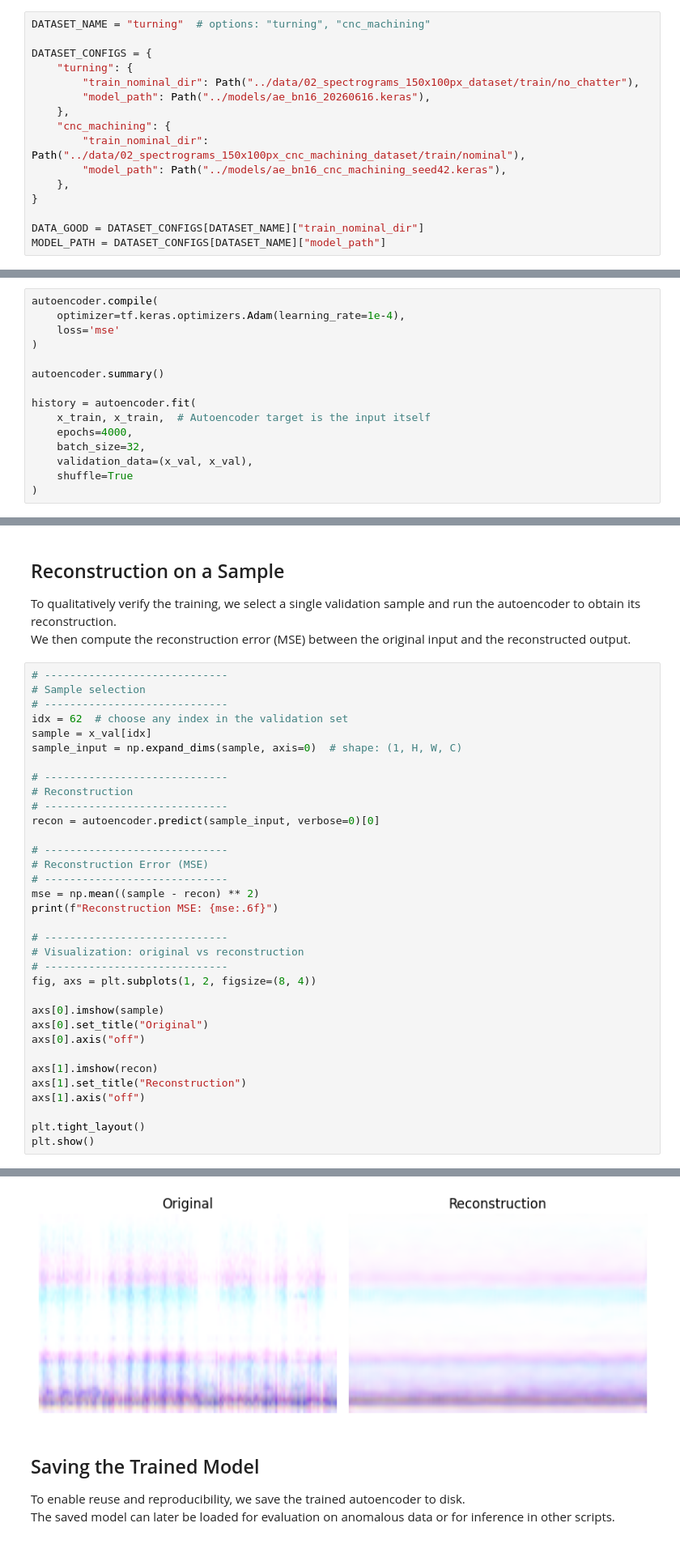
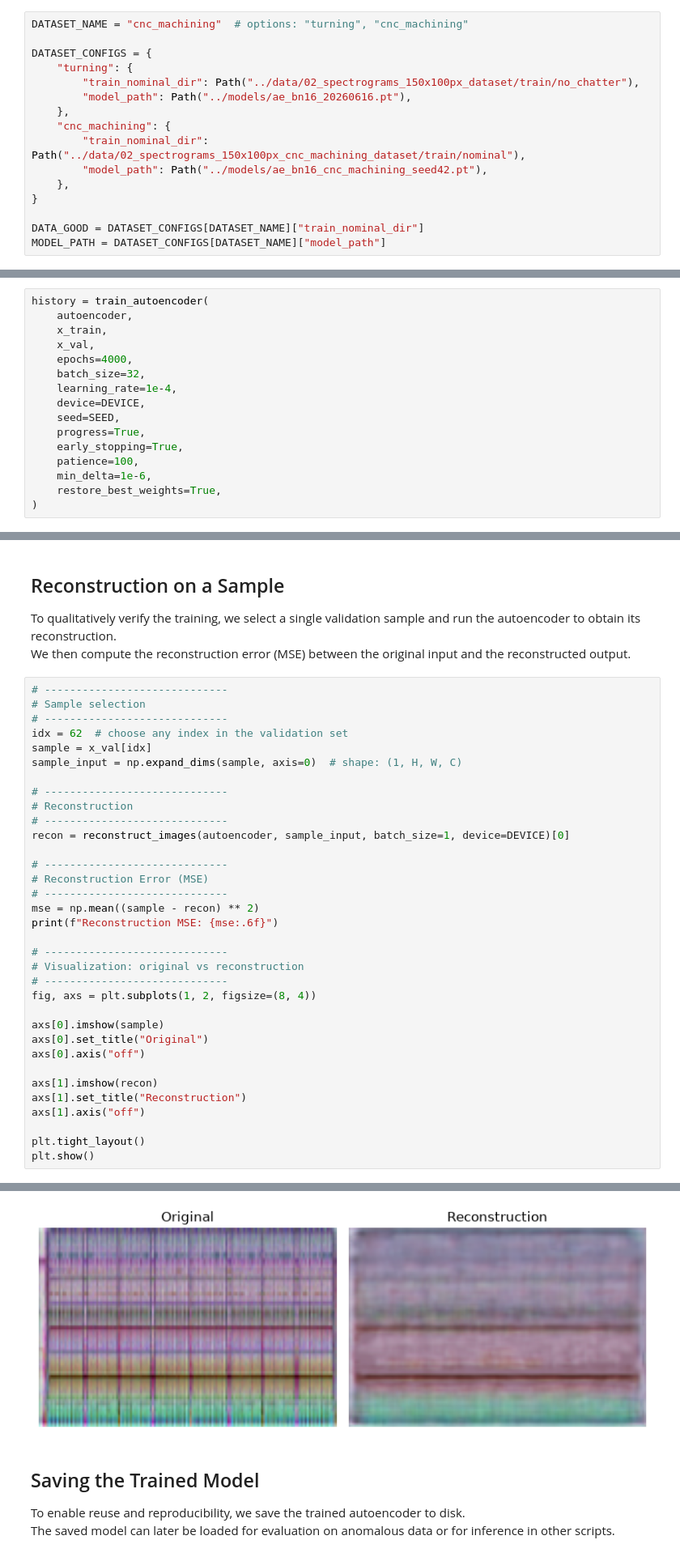
Before and after one commit to fhswf/spectrogram-anomaly-ae, a Jupyter notebook: notebooks/04_Train_CNN_AE_BN16_150x100px.ipynb, the cells around one changed output, grey strips where cells are left out. Shown at 81% size. Saved outputs shown, nothing was run; the diff lists cells and outputs as text.

Commit message:
refactor: use pytorch for AE
refactor: Bosch dataset processing

```diff
--- a/notebooks/04_Train_CNN_AE_BN16_150x100px.ipynb
+++ b/notebooks/04_Train_CNN_AE_BN16_150x100px.ipynb
@@ -57,16 +67,16 @@ We distinguish between:
 
 This notebook trains the autoencoder using **only the normal (GOOD)** class.
 # %%
-DATASET_NAME = "turning"  # options: "turning", "cnc_machining"
+DATASET_NAME = "cnc_machining"  # options: "turning", "cnc_machining"
 
 DATASET_CONFIGS = {
     "turning": {
         "train_nominal_dir": Path("../data/02_spectrograms_150x100px_dataset/train/no_chatter"),
-        "model_path": Path("../models/ae_bn16_20260616.keras"),
+        "model_path": Path("../models/ae_bn16_20260616.pt"),
     },
     "cnc_machining": {
         "train_nominal_dir": Path("../data/02_spectrograms_150x100px_cnc_machining_dataset/train/nominal"),
-        "model_path": Path("../models/ae_bn16_cnc_machining_seed42.keras"),
+        "model_path": Path("../models/ae_bn16_cnc_machining_seed42.pt"),
     },
 }
 
@@ -172,17 +173,18 @@ autoencoder.add(Conv2D(3, (3, 3), activation='sigmoid', padding='same'))
 
 Because the autoencoder is trained on normal data only, anomalous inputs are expected to produce larger reconstruction errors.
 # %%
-autoencoder.compile(
-    optimizer=tf.keras.optimizers.Adam(learning_rate=1e-4),
-    loss='mse'
-)
-
-autoencoder.summary()
-
-history = autoencoder.fit(
-    x_train, x_train,  # Autoencoder target is the input itself
+history = train_autoencoder(
+    autoencoder,
+    x_train,
+    x_val,
     epochs=4000,
     batch_size=32,
-    validation_data=(x_val, x_val),
-    shuffle=True
+    learning_rate=1e-4,
+    device=DEVICE,
+    seed=SEED,
+    progress=True,
+    early_stopping=True,
+    patience=100,
+    min_delta=1e-6,
+    restore_best_weights=True,
 )
@@ -241,7 +204,7 @@ sample_input = np.expand_dims(sample, axis=0)  # shape: (1, H, W, C)
 # -----------------------------
 # Reconstruction
 # -----------------------------
-recon = autoencoder.predict(sample_input, verbose=0)[0]
+recon = reconstruct_images(autoencoder, sample_input, batch_size=1, device=DEVICE)[0]
 
 # -----------------------------
 # Reconstruction Error (MSE)
@@ -269,4 +232,4 @@ Reconstruction MSE: 0.001360
-[figure, old version]
+[figure, new version]
 # %% [markdown]
 ## Saving the Trained Model
 
```
Also changed, not shown: parts of 7 cells of this notebook, 12 other files.
